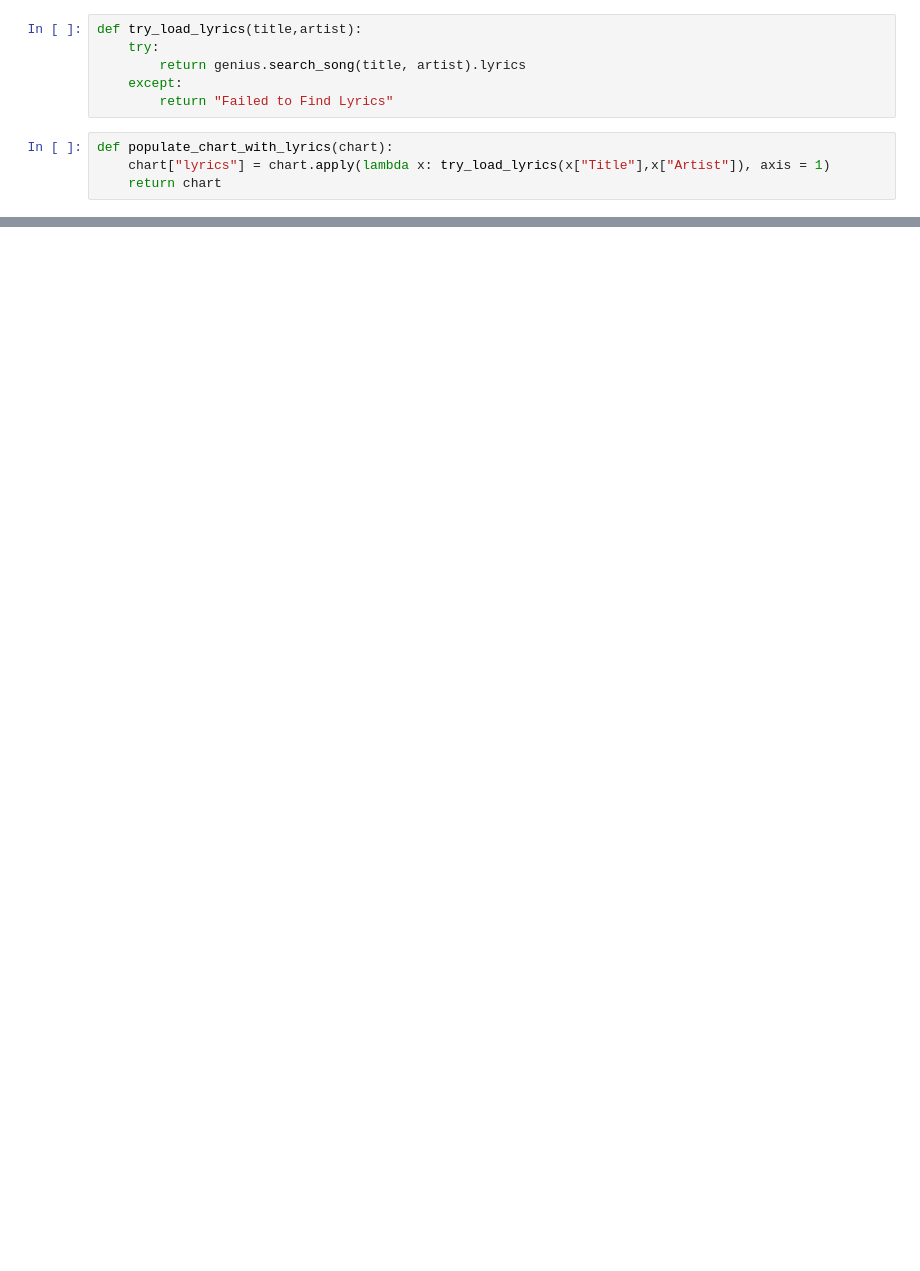
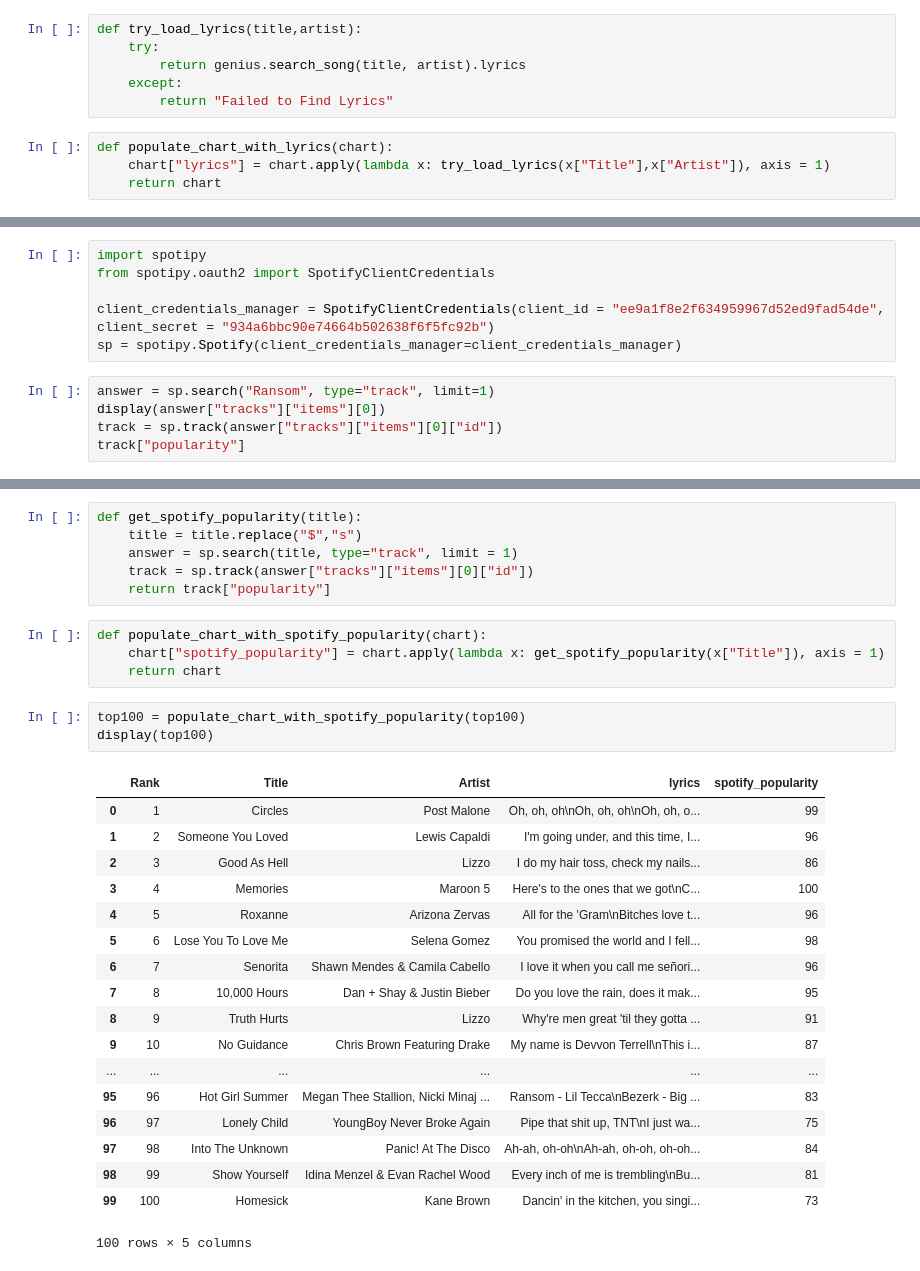
Before and after one commit to suttonr75/320FinalFall2019, a Jupyter notebook: FinalProject.ipynb, the cells around one changed output, grey strips where cells are left out. Drawn from its saved outputs; the diff is of its cells as text; blank space fills up the shorter version.

Commit message:
Adding spotify popularity capability

```diff
--- a/FinalProject.ipynb
+++ b/FinalProject.ipynb
@@ -108,0 +129,11 @@ len(top100[top100['lyrics'] == 'Failed to Find Lyrics'])
+# %%
+import spotipy
+from spotipy.oauth2 import SpotifyClientCredentials
+
+client_credentials_manager = SpotifyClientCredentials(client_id = "ee9a1f8e2f634959967d52ed9fad54de", client_secret = "934a6bbc90e74664b502638f6f5fc92b")
+sp = spotipy.Spotify(client_credentials_manager=client_credentials_manager)
+# %%
+answer = sp.search("Ransom", type="track", limit=1)
+display(answer["tracks"]["items"][0])
+track = sp.track(answer["tracks"]["items"][0]["id"])
+track["popularity"]
@@ -108,0 +159,32 @@ len(top100[top100['lyrics'] == 'Failed to Find Lyrics'])
+# %%
+def get_spotify_popularity(title):
+    title = title.replace("$","s")
+    answer = sp.search(title, type="track", limit = 1)
+    track = sp.track(answer["tracks"]["items"][0]["id"])
+    return track["popularity"]
+# %%
+def populate_chart_with_spotify_popularity(chart):
+    chart["spotify_popularity"] = chart.apply(lambda x: get_spotify_popularity(x["Title"]), axis = 1)
+    return chart
+# %%
+top100 = populate_chart_with_spotify_popularity(top100)
+display(top100)
+# %% [output]
+|  | Rank | Title | Artist | lyrics | spotify_popularity |
+| 0 | 1 | Circles | Post Malone | Oh, oh, oh\nOh, oh, oh\nOh, oh, o... | 99 |
+| 1 | 2 | Someone You Loved | Lewis Capaldi | I'm going under, and this time, I... | 96 |
+| 2 | 3 | Good As Hell | Lizzo | I do my hair toss, check my nails... | 86 |
+| 3 | 4 | Memories | Maroon 5 | Here's to the ones that we got\nC... | 100 |
+| 4 | 5 | Roxanne | Arizona Zervas | All for the 'Gram\nBitches love t... | 96 |
+| 5 | 6 | Lose You To Love Me | Selena Gomez | You promised the world and I fell... | 98 |
+| 6 | 7 | Senorita | Shawn Mendes & Camila Cabello | I love it when you call me señori... | 96 |
+| 7 | 8 | 10,000 Hours | Dan + Shay & Justin Bieber | Do you love the rain, does it mak... | 95 |
+| 8 | 9 | Truth Hurts | Lizzo | Why're men great 'til they gotta ... | 91 |
+| 9 | 10 | No Guidance | Chris Brown Featuring Drake | My name is Devvon Terrell\nThis i... | 87 |
+| ... | ... | ... | ... | ... | ... |
+| 95 | 96 | Hot Girl Summer | Megan Thee Stallion, Nicki Minaj ... | Ransom - Lil Tecca\nBezerk - Big ... | 83 |
+| 96 | 97 | Lonely Child | YoungBoy Never Broke Again | Pipe that shit up, TNT\nI just wa... | 75 |
+| 97 | 98 | Into The Unknown | Panic! At The Disco | Ah-ah, oh-oh\nAh-ah, oh-oh, oh-oh... | 84 |
+| 98 | 99 | Show Yourself | Idina Menzel & Evan Rachel Wood | Every inch of me is trembling\nBu... | 81 |
+| 99 | 100 | Homesick | Kane Brown | Dancin' in the kitchen, you singi... | 73 |
+100 rows × 5 columns
```
Also changed, not shown: parts of 7 cells of this notebook.
